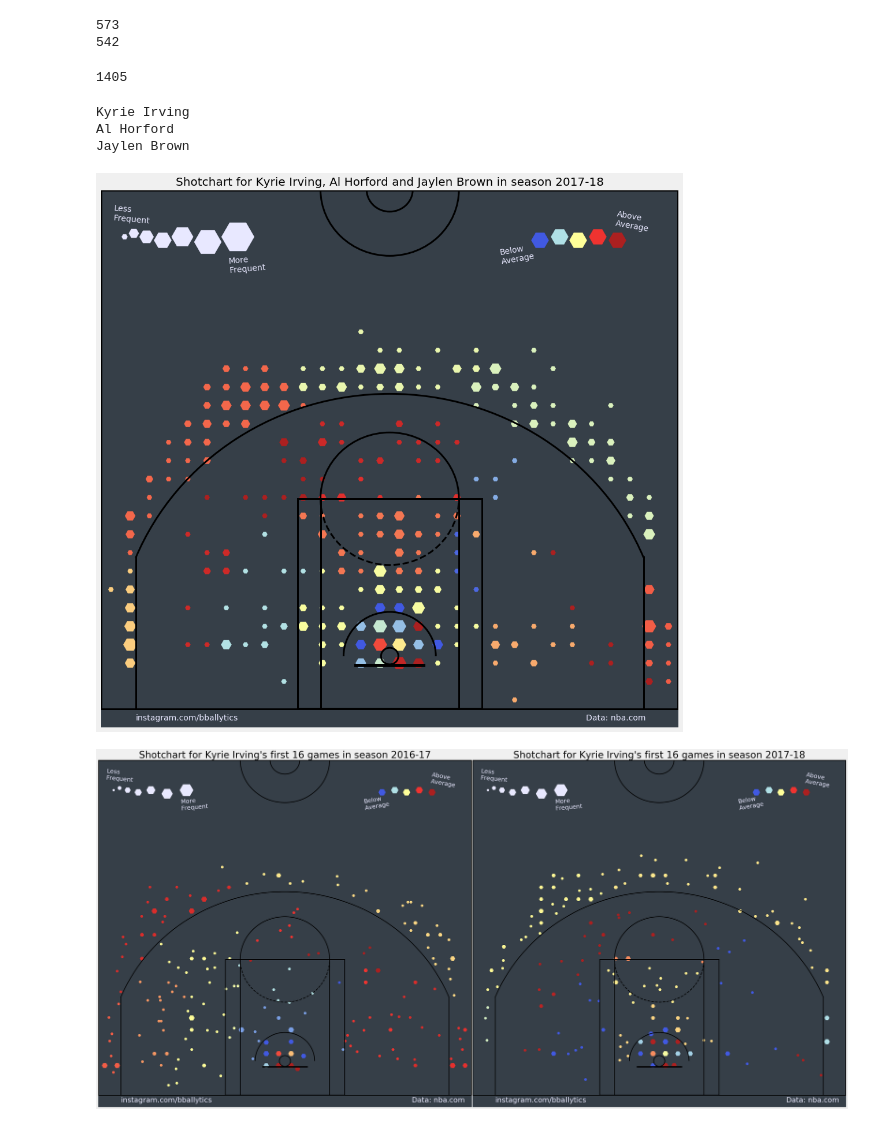
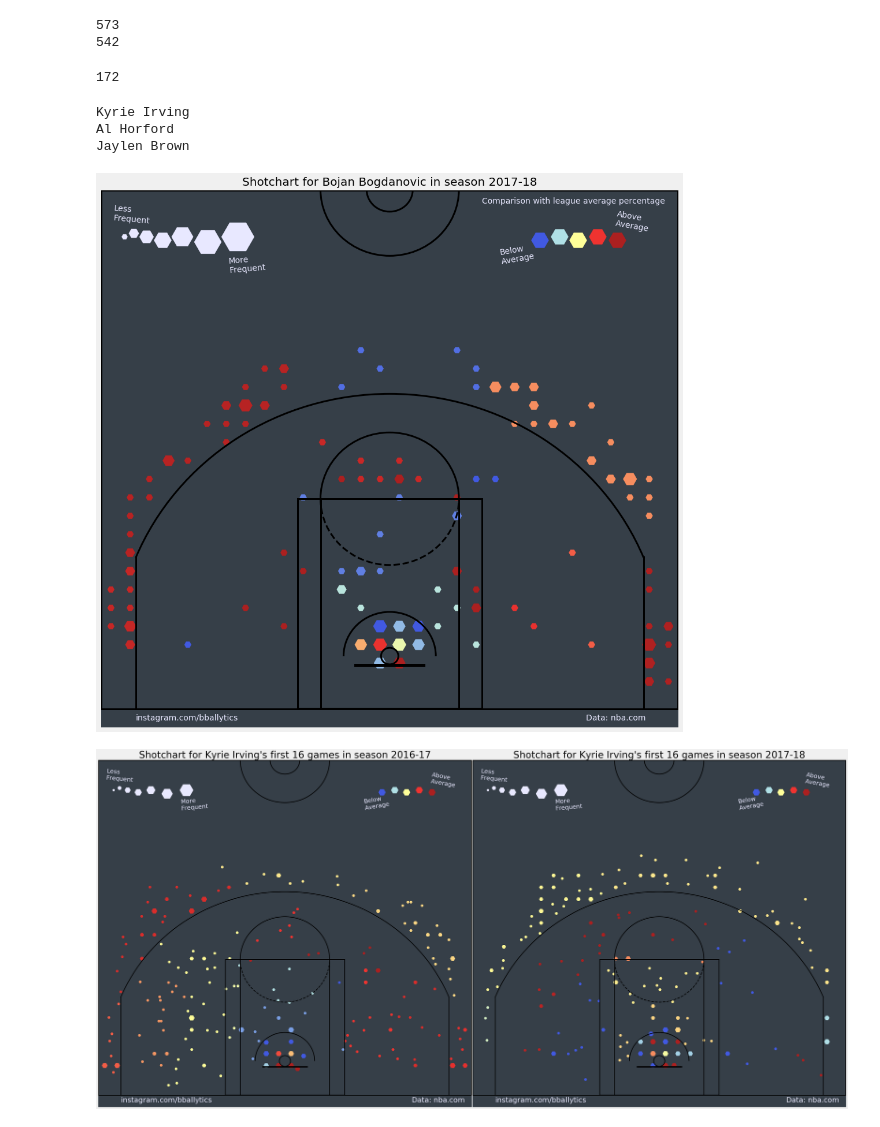
Before and after one commit to danchyy/Basketball_Analytics, a Jupyter notebook: Scripts/shot_chart_api/Shot_Chart.ipynb, the cells around one changed output. Saved outputs shown, nothing was run; the diff lists cells and outputs as text; code cells hidden in the pictures.

```diff
--- a/Scripts/shot_chart_api/Shot_Chart.ipynb
+++ b/Scripts/shot_chart_api/Shot_Chart.ipynb
@@ -352,9 +352,9 @@ print len(rockets_data)
 573
 542
 # %%
-season = "2016-17"
-player_name = "Stephen"
-player_surname = "Curry"
+season = "2017-18"
+player_name = "Bojan"
+player_surname = "Bogdanovic"
 player_id = player.get_player(player_name, player_surname, season=season)
 player_data = shotchart.ShotChart(player_id=player_id, season=season)
 league_average = player_data.league_average()
@@ -365,7 +365,7 @@ player_df = player_df.loc[(player_df.SHOT_ZONE_AREA != "Back Court(BC)") & (play
 # %%
 print len(player_df)
 # %% [output]
-1405
+172
 # %%
 boston_players = [["Kyrie", "Irving"], ["Al", "Horford"], ["Jaylen", "Brown"]]
 season = "2017-18"
@@ -377,7 +377,7 @@ Kyrie Irving
 Al Horford
 Jaylen Brown
 # %%
-binned_df = create_bins(boston_data, league_average=league_average)
+binned_df = create_bins(player_df, league_average=league_average)
 # %%
 cleared_df = binned_df
 #cleared_df = binned_df.loc[binned_df.LOC_RAW_COUNTS>1]
@@ -413,6 +413,7 @@ plt.text(x=-140, y=350, s="More\nFrequent", rotation=5, color="#E8E8FF")
 
 # Efficiency
 
+plt.text(x=80, y=410, s="Comparison with league average percentage", color="#E8E8FF")
 plt.text(x=95, y=360, s="Below\nAverage", rotation=10, color="#E8E8FF")
 plt.scatter(x=130, y=377, s=900, marker=marker, c="#4159E1")
 plt.scatter(x=147, y=380, s=900, marker=marker, c="#B0E0E6")
@@ -429,35 +430,35 @@ curr_ax = plt.gca()
 #plt.yticks(np.arange(-50, 490, 20))
 # Removing ticks
 plt.xticks([])
 plt.yticks([])
 
 # Title
-plt.title("Shotchart for Kyrie Irving, Al Horford and Jaylen Brown in season " + season, size=20)
+plt.title("Shotchart for Bojan Bogdanovic in season " + season, size=20)
 
 # Drawing court
 draw_court(outer_lines=True, lw=3)
 plt.xlim(-251,251)
 plt.ylim(-65,423)
 
 plt.text(x=-220, y=-58, s="instagram.com/bballytics", color="#E8E8FF")
 plt.text(x=170, y=-58, s="Data: nba.com", color="#E8E8FF")
 
 # Colorbar
 """cax = fig.add_axes([0.7, 0.82, 0.2, 0.025])
 colorbar = plt.colorbar(mappable=paths, cax=cax, orientation='horizontal', format='%d%%')
 #colorbar = plt.colorbar(cax=cax, orientation='horizontal', format='%+d%%') # + is for positive percentage
 cax.set_xlabel("Comparison to league average percentages",
             fontsize=12, labelpad=-60, color="#E2E2FF")
 colorbar.outline.set_visible(False)
 plt.setp(plt.getp(colorbar.ax.axes, 'xticklabels'), color="#E2E2FF", fontsize=10)
 """
 
 # Saving figure
 #plt.savefig('lebron.png', bbox_inches='tight')
 #colorbar.set_label('Comparison to league average percentages', color='#E2E2FF', size=16, coords=(1.5, 1.5))
 plt.show()
 # %% [output]
-[figure, old version]
+[figure, new version]
 # %%
 binned_gsw = create_bins(gsw_data, league_average=league_average)
 binned_hou = create_bins(rockets_data, league_average=league_average)
```
Also changed, not shown: parts of 3 cells of this notebook.
